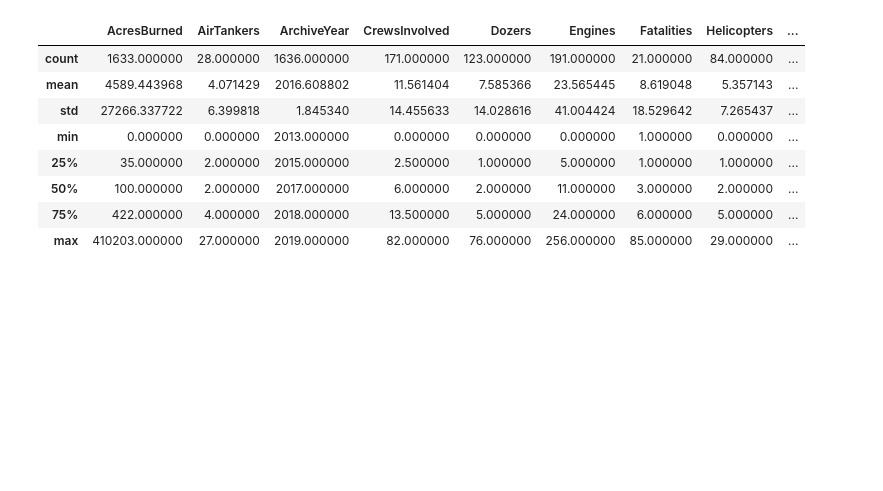
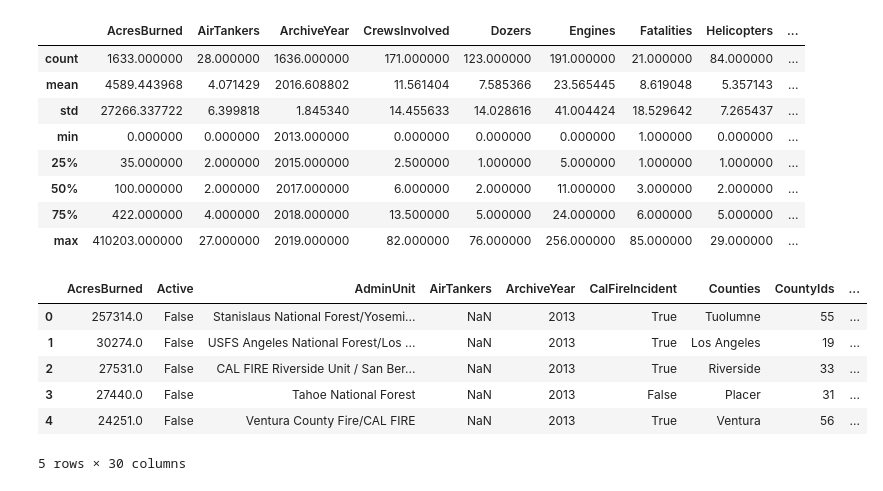
Before and after one commit to ericpiper/etl, a Jupyter notebook: etl_project.ipynb, the cells around one changed output. Drawn from its saved outputs; the diff is of its cells as text; code cells hidden in the pictures; blank space fills up the shorter version.

```diff
--- a/etl_project.ipynb
+++ b/etl_project.ipynb
@@ -54,3 +83,19 @@ fire_df.describe()
 | 50% | 100.000000 | 2.000000 | 2017.000000 | 6.000000 | 2.000000 | 11.000000 | 3.000000 | 2.000000 | ... |
 | 75% | 422.000000 | 4.000000 | 2018.000000 | 13.500000 | 5.000000 | 24.000000 | 6.000000 | 5.000000 | ... |
 | max | 410203.000000 | 27.000000 | 2019.000000 | 82.000000 | 76.000000 | 256.000000 | 85.000000 | 29.000000 | ... |
+# %%
+# Drop columns
+fire_df = fire_df.drop(columns=['CanonicalUrl', 'ConditionStatement', 'ControlStatement', 'StructuresEvacuated', 'UniqueId', 'Updated',
+                               'Featured', 'Final','Public', 'Status',])
+# %%
+# Changed to datetime and removed the timestamp
+fire_df['Started'] = pd.to_datetime(fire_df['Started']).dt.strftime("%m/%d/%Y")
+fire_df.head()
+# %% [output]
+|  | AcresBurned | Active | AdminUnit | AirTankers | ArchiveYear | CalFireIncident | Counties | CountyIds | ... |
+| 0 | 257314.0 | False | Stanislaus National Forest/Yosemi... | NaN | 2013 | True | Tuolumne | 55 | ... |
+| 1 | 30274.0 | False | USFS Angeles National Forest/Los ... | NaN | 2013 | True | Los Angeles | 19 | ... |
+| 2 | 27531.0 | False | CAL FIRE Riverside Unit / San Ber... | NaN | 2013 | True | Riverside | 33 | ... |
+| 3 | 27440.0 | False | Tahoe National Forest | NaN | 2013 | False | Placer | 31 | ... |
+| 4 | 24251.0 | False | Ventura County Fire/CAL FIRE | NaN | 2013 | True | Ventura | 56 | ... |
+5 rows × 30 columns
```
Also changed, not shown: parts of 6 cells of this notebook.
